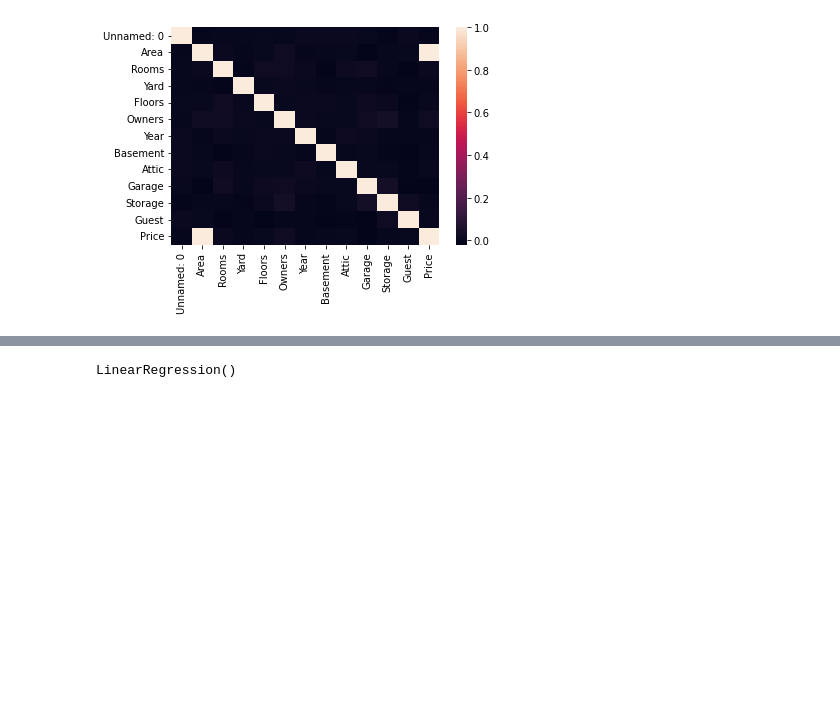
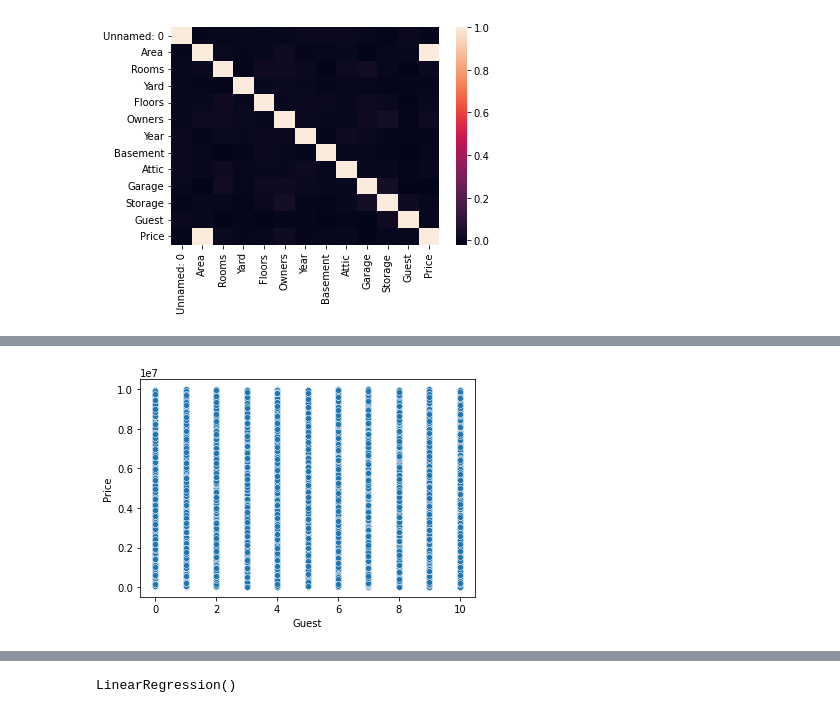
Before and after one commit to Imran-Sarkar-Sabbir/Data-Science-Assignment, a Jupyter notebook: Assignment data files/assess -3 final.ipynb, the cells around one changed output, grey strips where cells are left out. Cells and saved outputs as stored; diff of their text form; code cells hidden in the pictures; blank space fills up the shorter version.

```diff
--- a/Assignment data files/assess -3 final.ipynb
+++ b/Assignment data files/assess -3 final.ipynb
@@ -76,0 +82,6 @@ sns.heatmap(data.corr())
+# %%
+
+sns.scatterplot(y='Price', x='Guest', data=data)
+plt.show()
+# %% [output]
+[figure, added]
```
Also changed, not shown: parts of 4 cells of this notebook.
